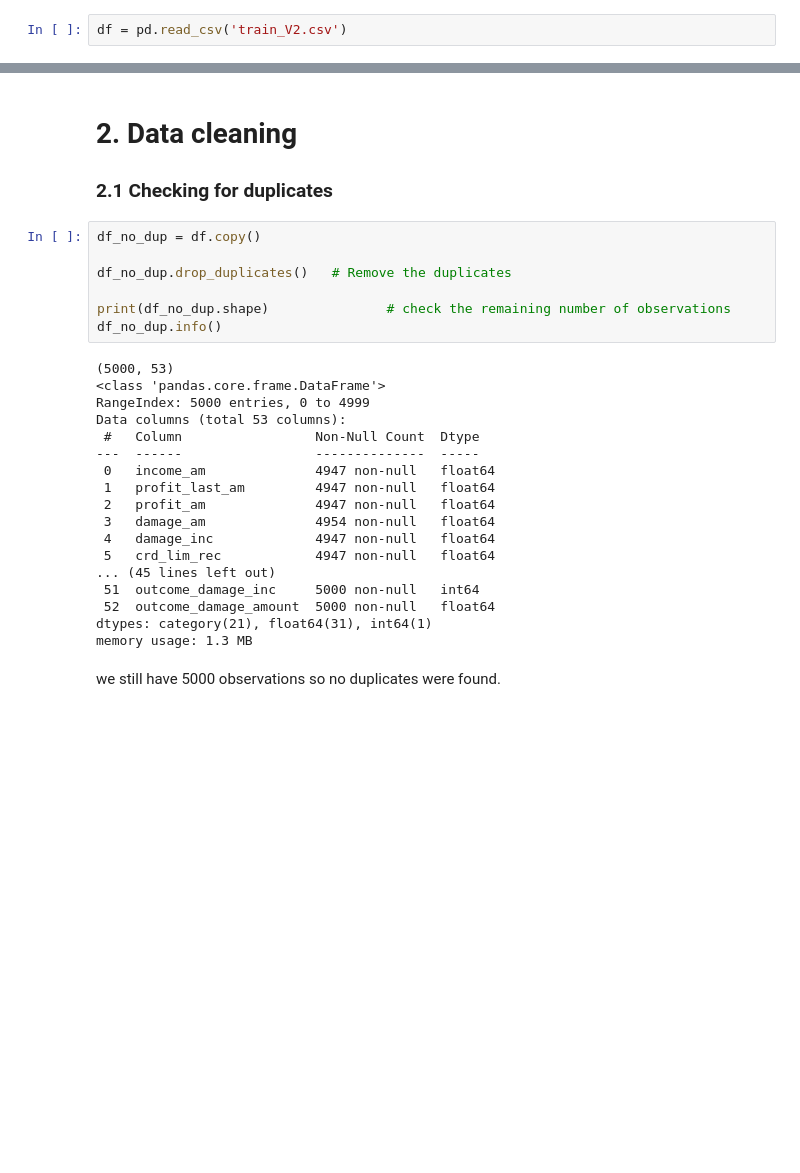
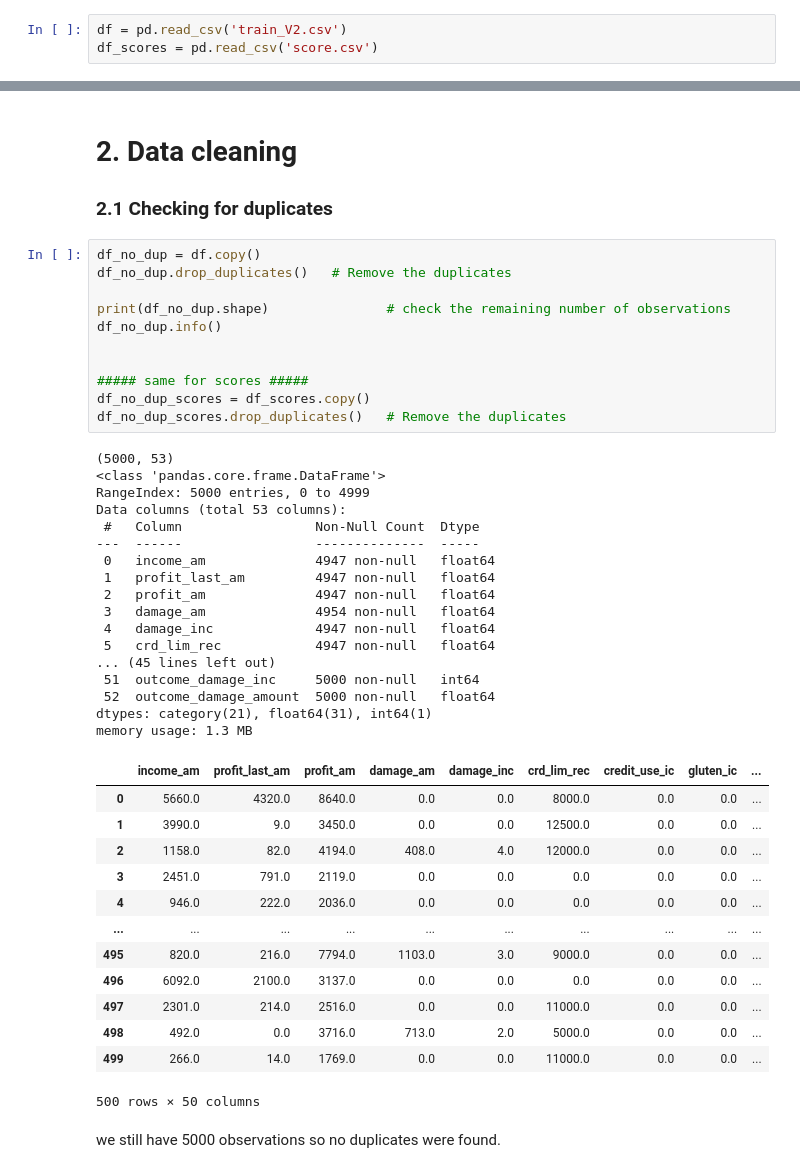
Before and after one commit to Vicba/SchoolProject, a Jupyter notebook: Project.ipynb, the cells around one changed output, grey strips where cells are left out. Saved outputs shown, nothing was run; the diff lists cells and outputs as text; blank space fills up the shorter version.

Commit message:
add score.csv to data cleaning and add outcome_profit

```diff
--- a/Project.ipynb
+++ b/Project.ipynb
@@ -10,6 +10,7 @@ plt.style.use('seaborn-darkgrid')
 ## 1. Data exploration
 # %%
 df = pd.read_csv('train_V2.csv')
+df_scores = pd.read_csv('score.csv')
 # %%
 df.shape
 # %% [output]
@@ -225,29 +226,46 @@ plt.show();
 ### 2.1 Checking for duplicates
 # %%
 df_no_dup = df.copy()
-
 df_no_dup.drop_duplicates()   # Remove the duplicates
 
 print(df_no_dup.shape)               # check the remaining number of observations
 df_no_dup.info()
+
+
+##### same for scores #####
+df_no_dup_scores = df_scores.copy()
+df_no_dup_scores.drop_duplicates()   # Remove the duplicates
 # %% [output]
 (5000, 53)
 <class 'pandas.core.frame.DataFrame'>
 RangeIndex: 5000 entries, 0 to 4999
 Data columns (total 53 columns):
  #   Column                 Non-Null Count  Dtype
 ---  ------                 --------------  -----
  0   income_am              4947 non-null   float64
  1   profit_last_am         4947 non-null   float64
  2   profit_am              4947 non-null   float64
  3   damage_am              4954 non-null   float64
  4   damage_inc             4947 non-null   float64
  5   crd_lim_rec            4947 non-null   float64
 ... (45 lines left out)
  51  outcome_damage_inc     5000 non-null   int64
  52  outcome_damage_amount  5000 non-null   float64
 dtypes: category(21), float64(31), int64(1)
 memory usage: 1.3 MB
+|  | income_am | profit_last_am | profit_am | damage_am | damage_inc | crd_lim_rec | credit_use_ic | gluten_ic | ... |
+| 0 | 5660.0 | 4320.0 | 8640.0 | 0.0 | 0.0 | 8000.0 | 0.0 | 0.0 | ... |
+| 1 | 3990.0 | 9.0 | 3450.0 | 0.0 | 0.0 | 12500.0 | 0.0 | 0.0 | ... |
+| 2 | 1158.0 | 82.0 | 4194.0 | 408.0 | 4.0 | 12000.0 | 0.0 | 0.0 | ... |
+| 3 | 2451.0 | 791.0 | 2119.0 | 0.0 | 0.0 | 0.0 | 0.0 | 0.0 | ... |
+| 4 | 946.0 | 222.0 | 2036.0 | 0.0 | 0.0 | 0.0 | 0.0 | 0.0 | ... |
+| ... | ... | ... | ... | ... | ... | ... | ... | ... | ... |
+| 495 | 820.0 | 216.0 | 7794.0 | 1103.0 | 3.0 | 9000.0 | 0.0 | 0.0 | ... |
+| 496 | 6092.0 | 2100.0 | 3137.0 | 0.0 | 0.0 | 0.0 | 0.0 | 0.0 | ... |
+| 497 | 2301.0 | 214.0 | 2516.0 | 0.0 | 0.0 | 11000.0 | 0.0 | 0.0 | ... |
+| 498 | 492.0 | 0.0 | 3716.0 | 713.0 | 2.0 | 5000.0 | 0.0 | 0.0 | ... |
+| 499 | 266.0 | 14.0 | 1769.0 | 0.0 | 0.0 | 11000.0 | 0.0 | 0.0 | ... |
+500 rows × 50 columns
 # %% [markdown]
 we still have 5000 observations so no duplicates were found.
 # %% [markdown]
```
Also changed, not shown: parts of 13 cells of this notebook, 2 other files.
